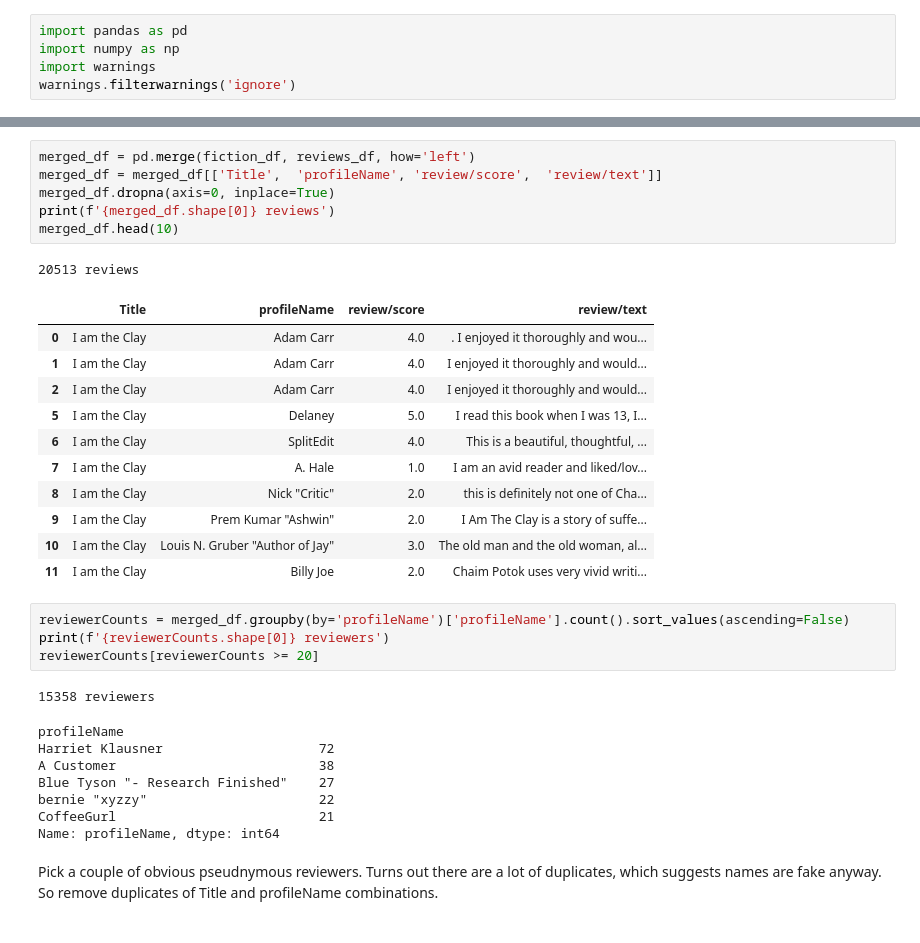
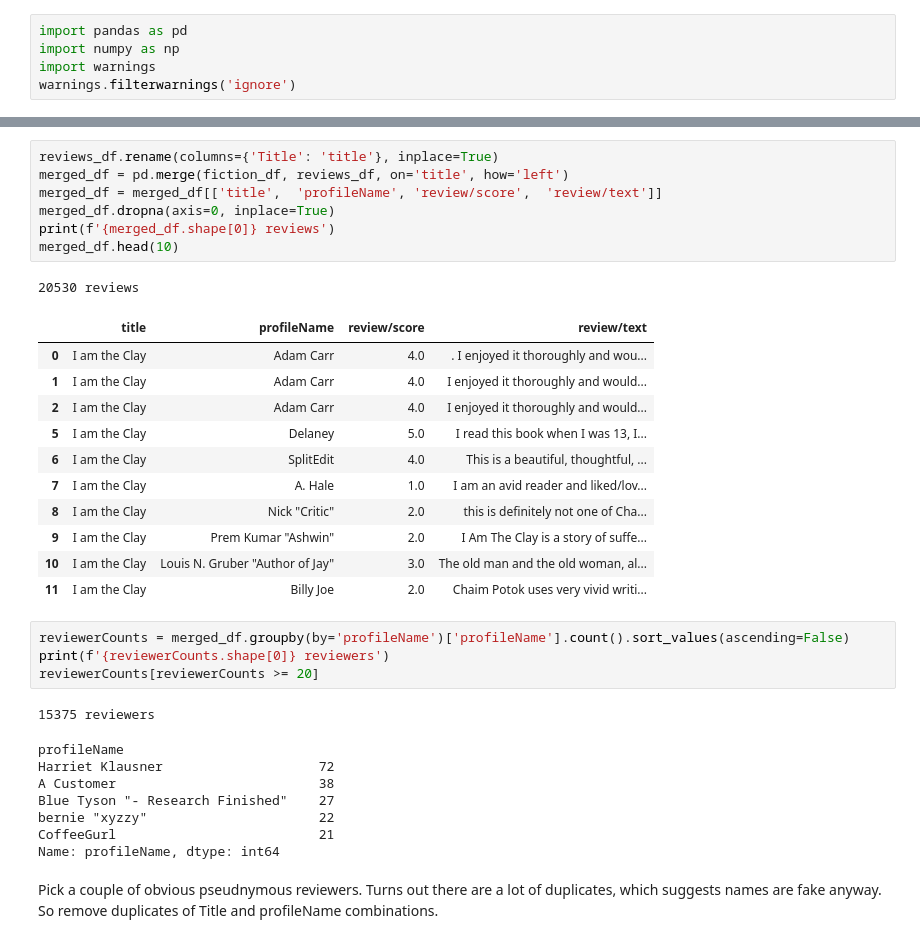
Before and after one commit to karencfisher/fiction-readers-app, a Jupyter notebook: etl/reviews.ipynb, the cells around one changed output, grey strips where cells are left out. Drawn from its saved outputs; the diff is of its cells as text.

```diff
--- a/etl/reviews.ipynb
+++ b/etl/reviews.ipynb
@@ -26,12 +26,13 @@ fiction_df.head()
 # %%
-merged_df = pd.merge(fiction_df, reviews_df, how='left')
-merged_df = merged_df[['Title',  'profileName', 'review/score',  'review/text']]
+reviews_df.rename(columns={'Title': 'title'}, inplace=True)
+merged_df = pd.merge(fiction_df, reviews_df, on='title', how='left')
+merged_df = merged_df[['title',  'profileName', 'review/score',  'review/text']]
 merged_df.dropna(axis=0, inplace=True)
 print(f'{merged_df.shape[0]} reviews')
 merged_df.head(10)
 # %% [output]
-20513 reviews
+20530 reviews
-|  | Title | profileName | review/score | review/text |
+|  | title | profileName | review/score | review/text |
 | 0 | I am the Clay | Adam Carr | 4.0 | . I enjoyed it thoroughly and wou... |
 | 1 | I am the Clay | Adam Carr | 4.0 | I enjoyed it thoroughly and would... |
 | 2 | I am the Clay | Adam Carr | 4.0 | I enjoyed it thoroughly and would... |
@@ -47,7 +48,7 @@ reviewerCounts = merged_df.groupby(by='profileName')['profileName'].count().sort
 print(f'{reviewerCounts.shape[0]} reviewers')
 reviewerCounts[reviewerCounts >= 20]
 # %% [output]
-15358 reviewers
+15375 reviewers
 profileName
 Harriet Klausner                    72
 A Customer                          38
```
Also changed, not shown: parts of 7 cells of this notebook, 10 other files.
